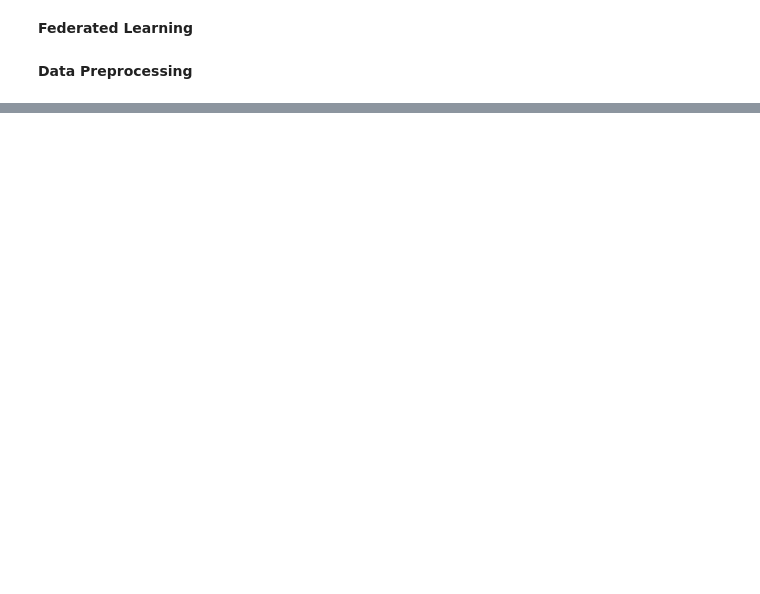
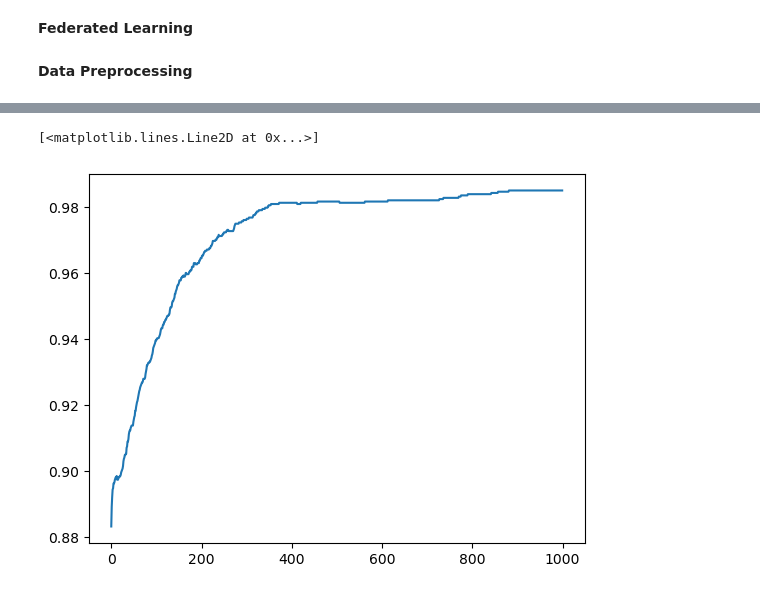
Before and after one commit to Get-My-Money/OMML-Project, a Jupyter notebook: project.ipynb, the cells around one changed output, grey strips where cells are left out. Saved outputs shown, nothing was run; the diff lists cells and outputs as text; code cells hidden in the pictures; blank space fills up the shorter version.

```diff
--- a/project.ipynb
+++ b/project.ipynb
@@ -26,6 +33,9 @@ df = pd.read_csv("mushrooms.csv")
 df = pd.get_dummies(df, drop_first=True).astype(float)
 y = df.class_p
 X = df.drop('class_p', axis=1)
+X.insert(0, "bias", np.ones(X.shape[0]))
 X_train, X_test, y_train, y_test = (
-    Tensor(i.to_numpy()) for i in train_test_split(X, y, test_size=0.33, random_state=239)
+    Tensor(i.to_numpy()).to(device) for i in train_test_split(X, y, test_size=0.33, random_state=239)
 )
+
+y_train = y_train.reshape(-1, 1)
@@ -116,0 +74,26 @@ RuntimeError: Expected all tensors to be on the same device, but found at least
+# %%
+import matplotlib.pyplot as plt
+
+def naiveGD_LG(epochs, learning_rate, X_train, y_train, X_test, y_test):
+    accuracy_history = []
+    model = LogisticRegression(X_train, y_train)
+    for _ in tqdm.tqdm(range(epochs)):
+        model.forward_pass()
+        with torch.no_grad():
+            update = -1 * learning_rate * model.weight.grad
+            model.weight += update
+            classes = model.predict(X_test)
+            accuracy_history.append(
+                accuracy_score(
+                    y_test.to("cpu"),
+                    classes.to("cpu")
+                )
+            )
+            model.weight.grad.zero_()
+    return accuracy_history
+accuracy_history_GD_LG = naiveGD_LG(1000, 0.1, X_train, y_train, X_test, y_test)
+# %%
+plt.plot(accuracy_history_GD_LG)
+# %% [output]
+[<matplotlib.lines.Line2D at 0x...>]
+[figure, added]
```
Also changed, not shown: parts of 6 cells of this notebook, 4 other files.
